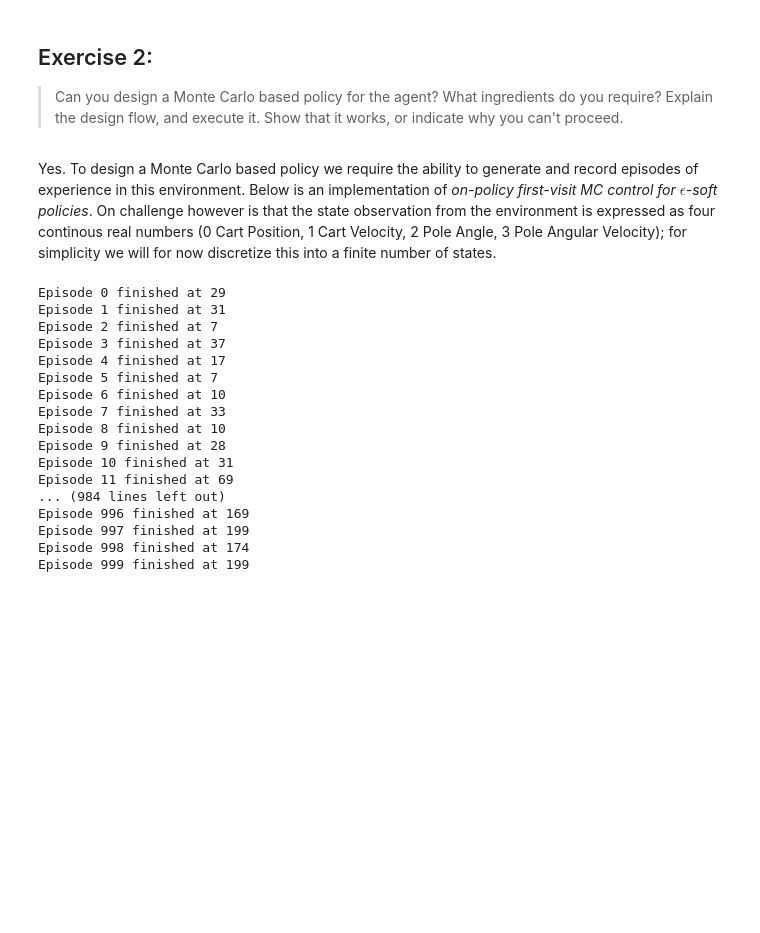
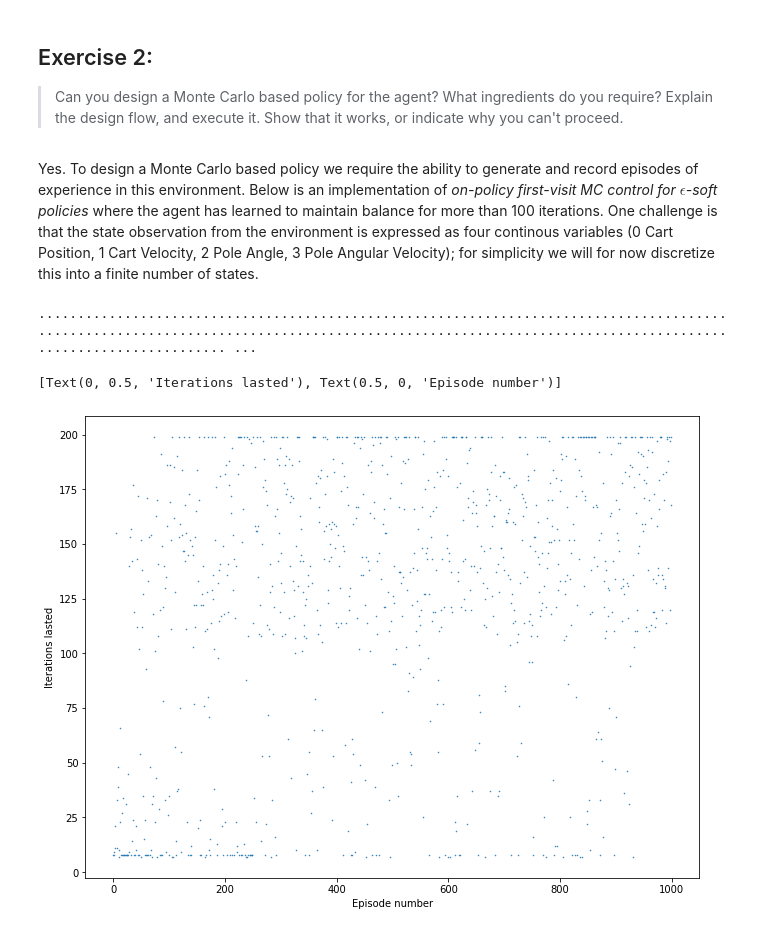
Before and after one commit to constructor-s/aps1080_winter_2021, a Jupyter notebook: E2/E2.ipynb, the cells around one changed output. Cells and saved outputs as stored; diff of their text form; code cells hidden in the pictures; blank space fills up the shorter version.

```diff
--- a/E2/E2.ipynb
+++ b/E2/E2.ipynb
@@ -75,7 +75,7 @@ No. Designing a dynamic programming based policy requires explicit knowledge of
 
 > Can you design a Monte Carlo based policy for the agent? What ingredients do you require? Explain the design flow, and execute it. Show that it works, or indicate why you can't proceed.
 # %% [markdown]
-Yes. To design a Monte Carlo based policy we require the ability to generate and record episodes of experience in this environment. Below is an implementation of *on-policy first-visit MC control for $\epsilon$-soft policies*. On challenge however is that the state observation from the environment is expressed as four continous real numbers (0 Cart Position, 1 Cart Velocity, 2 Pole Angle, 3 Pole Angular Velocity); for simplicity we will for now discretize this into a finite number of states.
+Yes. To design a Monte Carlo based policy we require the ability to generate and record episodes of experience in this environment. Below is an implementation of *on-policy first-visit MC control for $\epsilon$-soft policies* where the agent has learned to maintain balance for more than 100 iterations. One challenge is that the state observation from the environment is expressed as four continous variables (0 Cart Position, 1 Cart Velocity, 2 Pole Angle, 3 Pole Angular Velocity); for simplicity we will for now discretize this into a finite number of states.
 # %%
 from collections import defaultdict
 
@@ -127,9 +127,9 @@ Q = rng.random([S, A])
 # Empty initialization for returns
 Returns = defaultdict(lambda : defaultdict(list))
 
+iterations_lasted = []
 # Repeat forever for each episode
 for episode in range(1000):
-    print(f"Episode {episode}", end="")
     # Generate an episode following pi
     done = False
     obs = env.reset()
@@ -137,19 +137,17 @@ for episode in range(1000):
     SA = [] # S, A pairs history
     for i in range(50000):
         state = obs2state(obs)
-        # print("Finding next action")
-        # print(pi[state])
         action = rng.choice(np.arange(A), p=pi[state])
         SA.append((state, action))
 
-        # print("step i",i,"action=",action)
         obs, reward, done, info = env.step(action)
-        # print("obs=",obs,"reward=",reward,"done=",done,"info=",info)
         R.append(reward)
 
         if done:
             break
-    print(f" finished at {i}", end="")
+
+    iterations_lasted.append(i)
+
     G = 0
     # Loop backward for each step of episode
     # i is where the loop above finished, i.e. T
@@ -165,25 +163,16 @@ for episode in range(1000):
                     pi[St, a] = 1 - eps + eps / A
                 else:
                     pi[St, a] = eps / A
-    print()
+    print(".", end="")
 # %% [output]
-Episode 0 finished at 29
-Episode 1 finished at 31
-Episode 2 finished at 7
-Episode 3 finished at 37
-Episode 4 finished at 17
-Episode 5 finished at 7
-Episode 6 finished at 10
-Episode 7 finished at 33
-Episode 8 finished at 10
-Episode 9 finished at 28
-Episode 10 finished at 31
-Episode 11 finished at 69
-... (984 lines left out)
-Episode 996 finished at 169
-Episode 997 finished at 199
-Episode 998 finished at 174
-Episode 999 finished at 199
+........................................................................................................................................................................................................ ...
+# %%
+fig, ax = plt.subplots(figsize=(11, 8.5))
+ax.plot(iterations_lasted, '.', markersize=1)
+ax.set(xlabel="Episode number", ylabel="Iterations lasted")
+# %% [output]
+[Text(0, 0.5, 'Iterations lasted'), Text(0.5, 0, 'Episode number')]
+[figure, added]
 # %%
 # Convert epsilon-soft policy to a greedy policy
 pi_greedy = np.zeros_like(pi, dtype=np.float)
```
Also changed, not shown: parts of 1 cell of this notebook.
